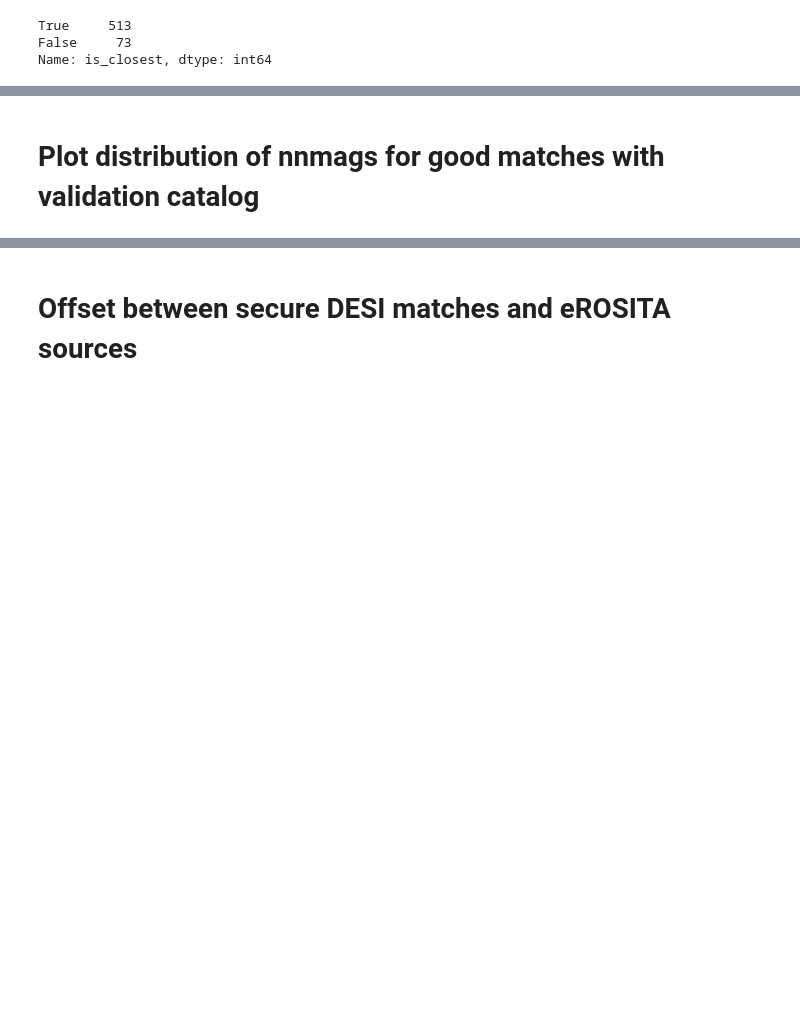
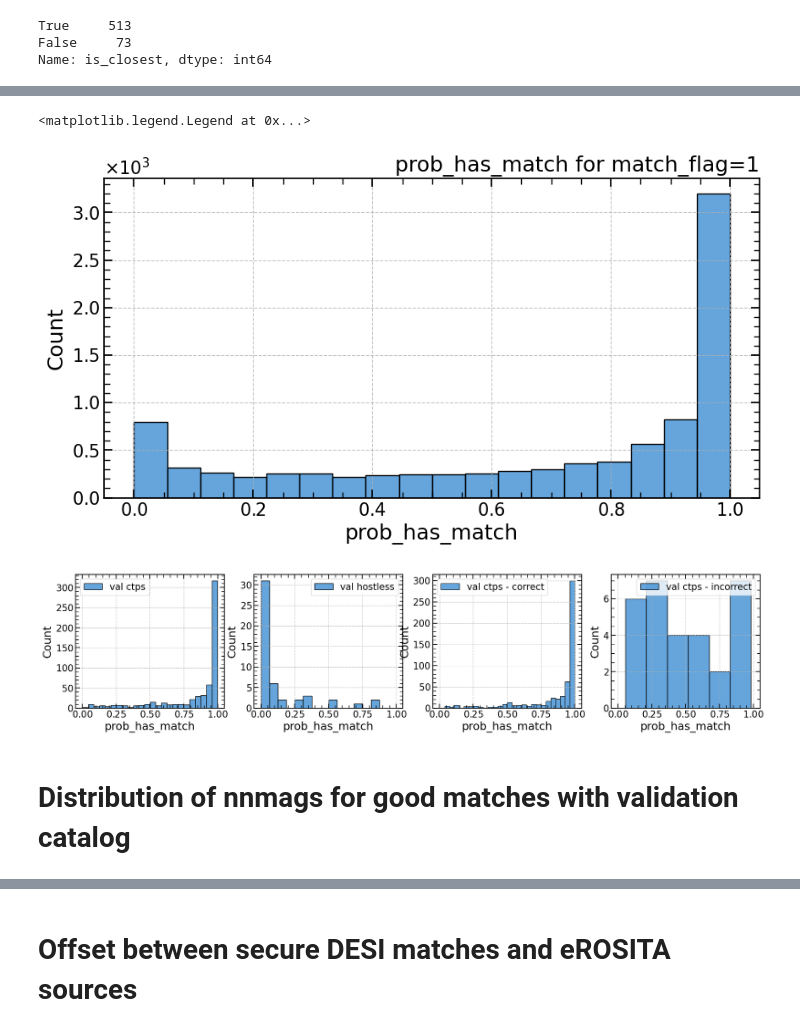
Before and after one commit to SergeiDBykov/lockman_hole, a Jupyter notebook: 3_desi-crossmatch/2_results-analyse.ipynb, the cells around one changed output, grey strips where cells are left out. Cells and saved outputs as stored; diff of their text form; code cells hidden in the pictures; blank space fills up the shorter version.

```diff
--- a/3_desi-crossmatch/2_results-analyse.ipynb
+++ b/3_desi-crossmatch/2_results-analyse.ipynb
@@ -204,5 +232,30 @@ Text(0.5, 0.98, 'XMM/CHANDRA Lockman Hole validation catalog')
+# %%
+plt.figure(figsize=(10,5))
+sns.histplot(nway_res.query('match_flag==1').prob_has_match)
+plt.title('prob_has_match for match_flag=1', loc = 'right')
+
+
+fig, axs =  plt.subplots(nrows=1, ncols = 4, sharex = True, gridspec_kw = {'hspace':0, 'height_ratios': None}, figsize = (20,4))
+
+sns.histplot(nway_res.query('match_flag==1 & ~desi_id_true_ctp.isna() & desi_id_true_ctp!=b"hostless"').prob_has_match, ax = axs[0], label = 'val ctps')
+axs[0].legend()
+
+
+sns.histplot(nway_res.query('match_flag==1 & ~desi_id_true_ctp.isna() & desi_id_true_ctp==b"hostless"').prob_has_match, ax = axs[1], label = 'val hostless')
+axs[1].legend()
+
+
+sns.histplot(nway_res.query('match_flag==1 & ~desi_id_true_ctp.isna() & desi_id_true_ctp==desi_id & desi_id_true_ctp!=b"hostless"').prob_has_match, ax = axs[2], label = 'val ctps - correct')
+axs[2].legend()
+
+sns.histplot(nway_res.query('match_flag==1 & ~desi_id_true_ctp.isna() & desi_id_true_ctp!=desi_id & desi_id_true_ctp!=b"hostless"').prob_has_match, ax = axs[3], label = 'val ctps - incorrect')
+axs[3].legend()
+# %% [output]
+<matplotlib.legend.Legend at 0x...>
+[figure, added]
+[figure, added]
 # %% [markdown]
-# Plot distribution of nnmags for good matches with validation catalog
+# Distribution of nnmags for good matches with validation catalog
 # %%
 for prior_type in ['grz_orig', 'grzw1_orig', 'grzw1w2_orig']:
     prob_cutoff = 0.7
```
Also changed, not shown: parts of 8 cells of this notebook, 6 other files.
